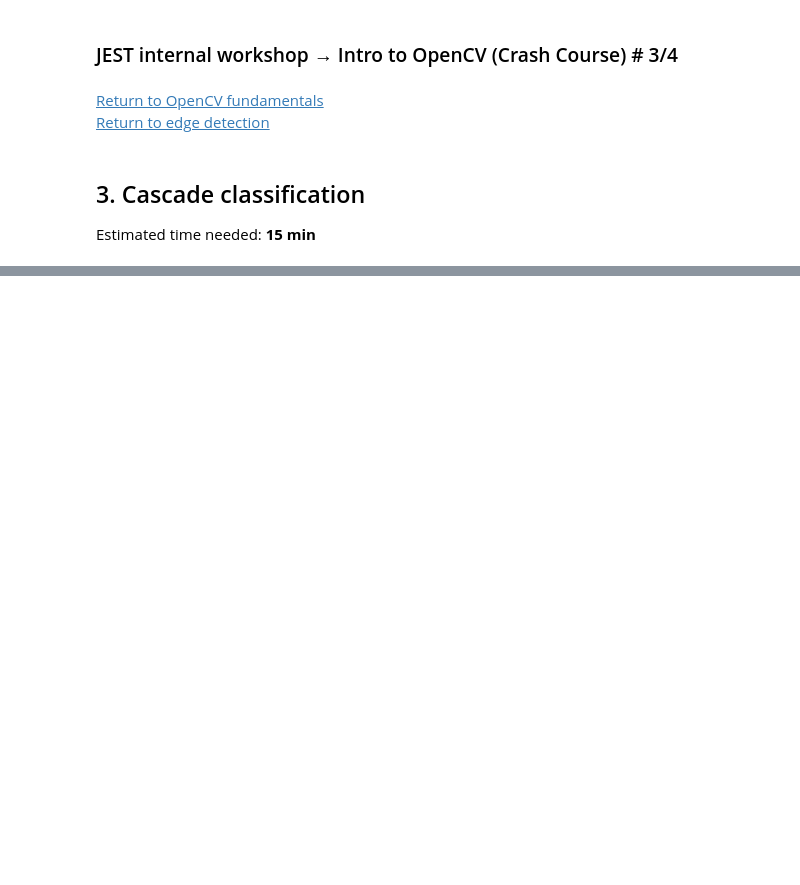
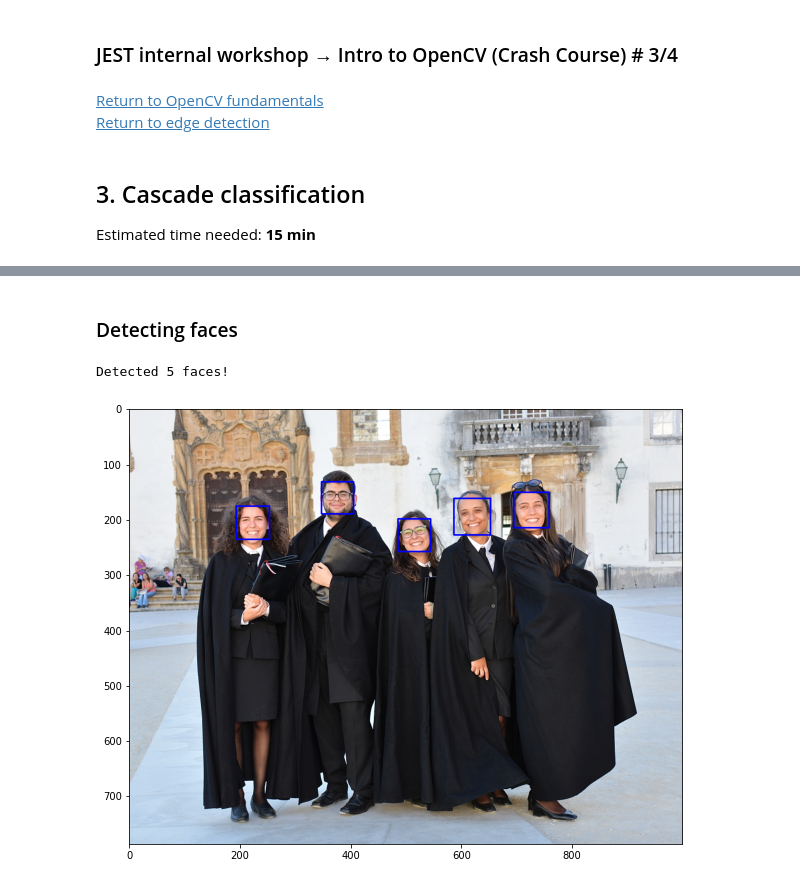
Before and after one commit to tamagusko/intro_opencv, a Jupyter notebook: cascade.ipynb, the cells around one changed output, grey strips where cells are left out. Drawn from its saved outputs; the diff is of its cells as text; code cells hidden in the pictures; blank space fills up the shorter version.

```diff
--- a/cascade.ipynb
+++ b/cascade.ipynb
@@ -66,0 +44,22 @@ elon_musk=cv2.imread('img/elon_musk.jpg')
+# %%
+# you can download cascade files (https://github.com/opencv/opencv/tree/master/data/haarcascades)
+
+face_classifier = cv2.CascadeClassifier(cv2.data.haarcascades + 'haarcascade_frontalface_default.xml')
+smile_classifier = cv2.CascadeClassifier(cv2.data.haarcascades + 'haarcascade_smile.xml')
+# %% [markdown]
+### Detecting faces
+# %%
+faces = face_classifier.detectMultiScale(
+    gray_students, # input image
+    scaleFactor = 1.1,
+    minNeighbors = 4
+)
+
+for (x, y, w, h) in faces:
+    cv2.rectangle(students, (x, y), (x+w, y+h), (255, 0, 0), 2)
+
+plt.imshow(cv2.cvtColor(students, cv2.COLOR_BGR2RGB))
+print(f"Detected {len(faces)} faces!")
+# %% [output]
+Detected 5 faces!
+[figure, added]
```
Also changed, not shown: parts of 12 cells of this notebook, 12 other files.
